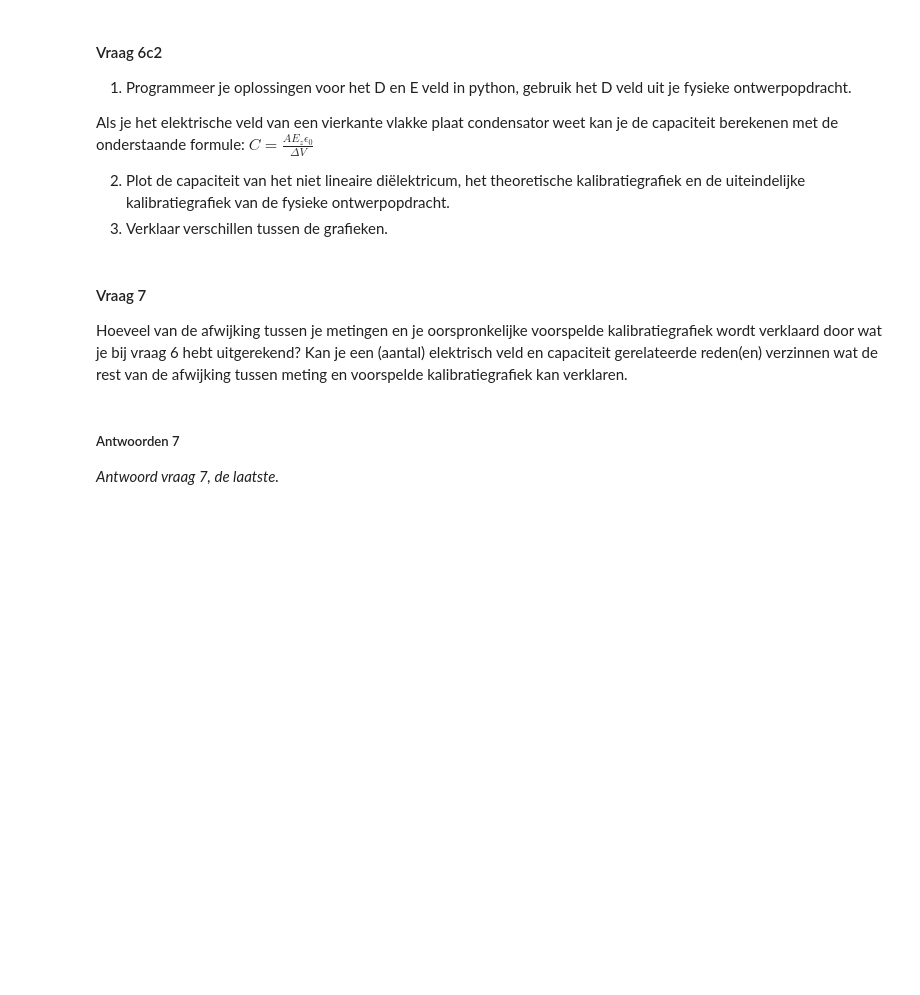
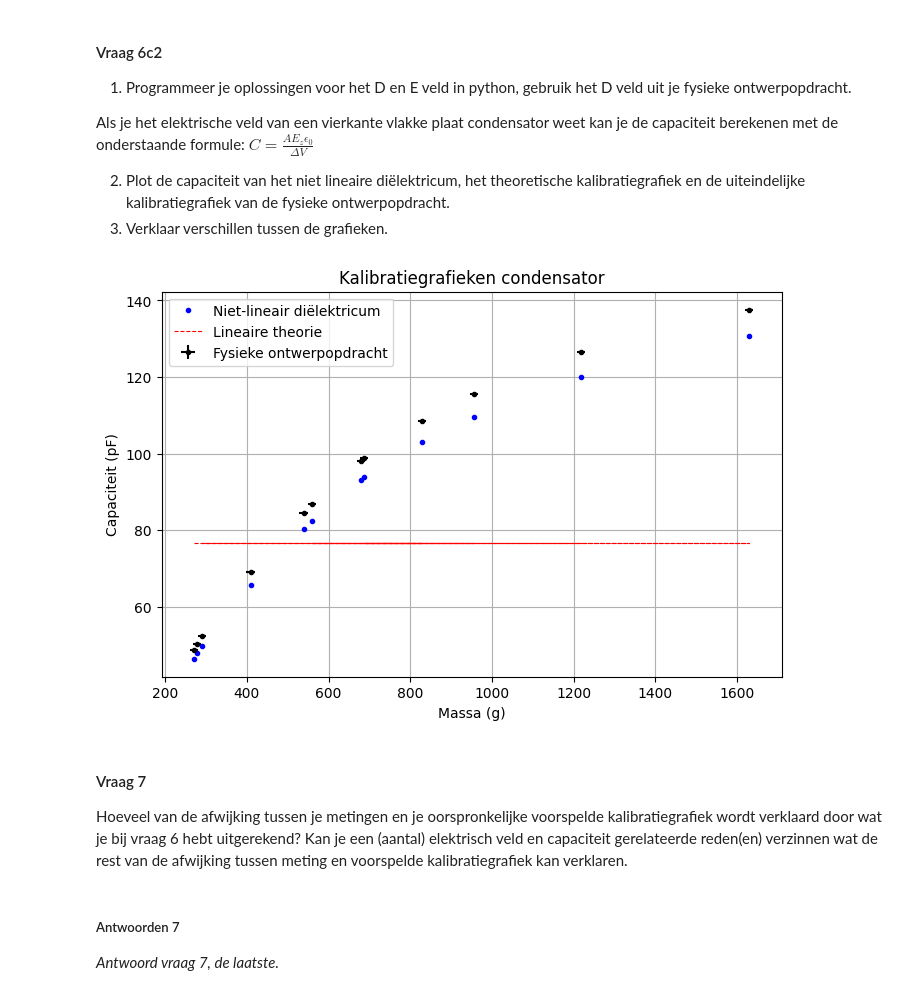
Before and after one commit to moostrum123/opdrachten-DEF-D, a Jupyter notebook: DigitaleOntwerpopdrachten/1CondensatorOpdracht/CondensatorOntwerpopdracht.ipynb, the cells around one changed output. Cells and saved outputs as stored; diff of their text form; code cells hidden in the pictures; blank space fills up the shorter version.

```diff
--- a/DigitaleOntwerpopdrachten/1CondensatorOpdracht/CondensatorOntwerpopdracht.ipynb
+++ b/DigitaleOntwerpopdrachten/1CondensatorOpdracht/CondensatorOntwerpopdracht.ipynb
@@ -911,9 +991,73 @@ E_z \epsilon_0}{\Delta V}$
 2. Plot de capaciteit van het niet lineaire diëlektricum, het theoretische kalibratiegrafiek en de uiteindelijke kalibratiegrafiek van de fysieke ontwerpopdracht.
 3. Verklaar verschillen tussen de grafieken.
 # %%
- # Pas deze code aan zodat jouw opstelling doorgerekend wordt
+import numpy as np
+import matplotlib.pyplot as plt
+
+# Pas deze code aan zodat jouw opstelling doorgerekend wordt
+
+# De gemeten capaciteit hangt samen met het D-veld volgens dit verband
+# D = Q/A en voor de condensator geldt Q = C* delta_V
+
+A = 0.01                       #oppervlak van platen in m^2
+arduino_waarden = np.array([48.7, 50.4, 69.1, 137.6, 98.8, 115.5, 52.3, 84.6, 108.6, 86.8, 98.1,126.5 ])
+capaciteit = arduino_waarden * 1e-12      #gemeten capaciteit in pF
+delta_V = 5                    #spanning over de condensator in volt (V)
+
+D_veld = (capaciteit * delta_V)/A
+
+
+#6c2.1
+#Aan de hand met de formule uit 6c.1 zoeken we naar het elektrisch veld E(D)
+
 def E_condensator(x1, x2, D):
-    return None
+    epsilon_0 = 8.854e-12
+    epsilon = epsilon_0 * (1 + x1)
+    E = (-epsilon + np.sqrt(epsilon**2 + 4*epsilon_0*x2*D)) / (2*epsilon_0*x2)
+    return E
+
+#hiervoor nemen we de X_1 en X_2 voor een spons
+
+chi_1 = 0.05        # lineaire susceptibiliteit, bepaalt de gewone permittiviteit
+chi_2 = 0.0000005       # niet-lineaire term, bepaalt hoe sterk het materiaal afwijkt van lineair gedrag
+
+E_nietlineair = E_condensator(chi_1, chi_2, D_veld)
+
+
+#6c2.2
+# Capaciteit volgens niet-lineair model
+
+epsilon_0 = 8.854e-12
+V = 5
+
+C_nietlineair = (A * E_nietlineair * epsilon_0) / V
+
+# Capaciteit volgens het lineair model
+epsilon_r = 2.6                                # epsilon_r voor een spons
+d0 = 0.003                                      # startafstand platen (m)
+C_lineair = epsilon_0 * epsilon_r * A / d0
+
+#2. Plot de capaciteit van het niet lineaire diëlektricum, het theoretische kalibratiegrafiek en de uiteindelijke kalibratiegrafiek van de fysieke ontwerpopdracht.
+
+#gemeten data
+massa = np.array([270.6, 277.2, 409.1, 1630.0, 686.3, 956.9, 289.6, 538.8, 828.4, 560.2, 679.7, 1218])
+arduino_waarden = np.array([48.7, 50.4, 69.1, 137.6, 98.8, 115.5, 52.3, 84.6, 108.6, 86.8, 98.1, 126.5])  # pF
+
+cap_F = arduino_waarden * 1e-12
+C_lineair_array = np.ones(len(massa)) * C_lineair
+
+plt.figure(figsize=(8,5))
+plt.errorbar(massa, arduino_waarden, xerr=10, yerr=0.1, fmt='k.', label="Fysieke ontwerpopdracht")
+plt.plot(massa, C_nietlineair*1e12, 'b.', label="Niet-lineair diëlektricum")
+plt.plot(massa, C_lineair_array*1e12, 'r--', label="Lineaire theorie", linewidth = 0.8)
+plt.xlabel("Massa (g)")
+plt.ylabel("Capaciteit (pF)")
+plt.title("Kalibratiegrafieken condensator")
+plt.legend()
+plt.grid()
+plt.show()
+# %% [output]
+[figure, added]
 # %% [markdown]
 #### Vraag 7
 
```
Also changed, not shown: parts of 4 cells of this notebook.
